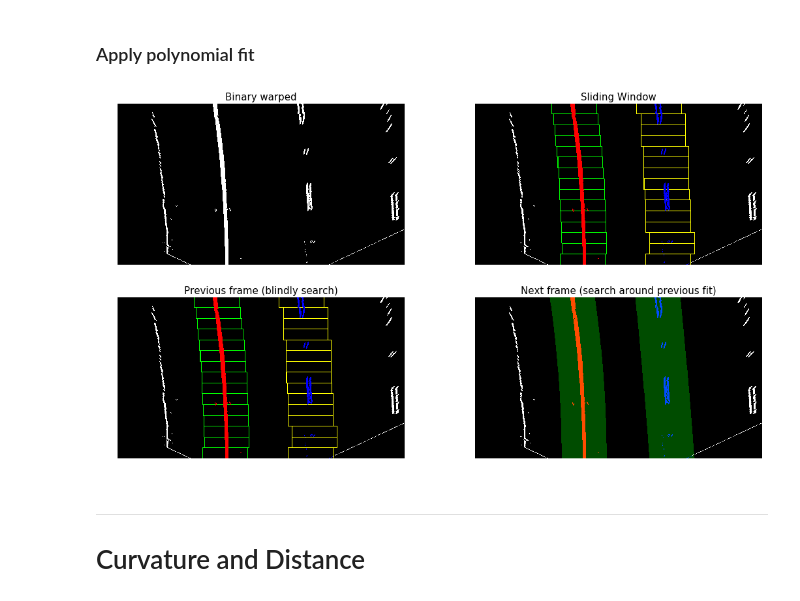
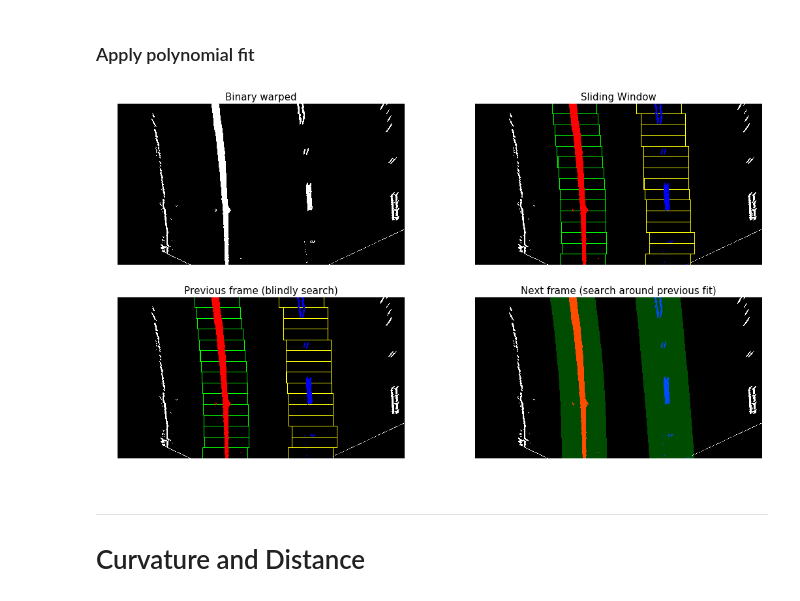
Before and after one commit to ajimenezjulio/P2_Advanced_Lane_Finding, a Jupyter notebook: P2_Advanced_Lane_Finding.ipynb, the cells around one changed output. Saved outputs shown, nothing was run; the diff lists cells and outputs as text; code cells hidden in the pictures.

```diff
--- a/P2_Advanced_Lane_Finding.ipynb
+++ b/P2_Advanced_Lane_Finding.ipynb
@@ -341,7 +350,7 @@ def sobel_absolute(img, sobel_kernel, threshold):
     abs_sobely = np.uint8(255 * abs_sobely / np.max(abs_sobely))
     # Placeholders
     sxbinary = np.zeros_like(abs_sobelx)
-    sybinary = np.zeros_like(abs_sobelx)
+    sybinary = np.zeros_like(abs_sobely)
     # Binary images
     threshold_min, threshold_max = threshold
     sxbinary[(abs_sobelx >= threshold_min) & (abs_sobelx <= threshold_max)] = 1
@@ -415,14 +424,14 @@ def color_space_transform(img):
         - lab: Image in the LAB colorspace
     """
     # Colorspace transforms
-    rgb = cv2.cvtColor(img, cv2.COLOR_BGR2RGB)
-    hls = cv2.cvtColor(img, cv2.COLOR_BGR2HLS)
-    lab = cv2.cvtColor(img, cv2.COLOR_BGR2LAB)
+    rgb = img
+    hls = cv2.cvtColor(img, cv2.COLOR_RGB2HLS)
+    lab = cv2.cvtColor(img, cv2.COLOR_RGB2LAB)
 
     return rgb, hls, lab
 
 
-def threshold_combined(img, sobel_kernel, sobel_threshold, color_threshold):
+def threshold_combined(img, sobel_kernel, sobel_threshold, hls_threshold, lab_threshold):
     """
     Returns a binary image, made from combining
     sobel and color thresholds.
@@ -431,7 +440,8 @@ def threshold_combined(img, sobel_kernel, sobel_threshold, color_threshold):
         - img: Original image
         - sobel_kernel: Size of the sobel kernel
         - sobel_threshold: Threshold range for sobel operator
-        - color_threshold: Threshold for colorspaces
+        - hls_threshold: Threshold for the hls colorspace
+        - lab_threshold: Threshold for the lab colorspace
 
     Output:
         - binary_combined: Binary image made from sobel and
@@ -446,10 +456,11 @@ def threshold_combined(img, sobel_kernel, sobel_threshold, color_threshold):
     hls = hls[:,:,2]
     lab = lab[:,:,2]
     # Binarize channels
-    threshold_min, threshold_max = color_threshold
     binary_hls = np.zeros_like(absx)
     binary_lab = np.zeros_like(absx)
+    threshold_min, threshold_max = hls_threshold
     binary_hls[(hls >= threshold_min) & (hls <= threshold_max)] = 1
+    threshold_min, threshold_max = lab_threshold
     binary_lab[(lab >= threshold_min) & (lab <= threshold_max)] = 1
 
     # Combine binaries
@@ -475,8 +486,8 @@ display_multiple_images(images, (2, 2), (15, 8), titles)
 # %% [markdown]
 ### Colorspaces
 # %%
-test_image_path = "./test_images/test2.jpg"
-test_image = cv2.imread(test_image_path)
+test_image_path = "./Test_Data/test_images/test2.jpg"
+test_image = mpimg.imread(test_image_path)
 
 # Color space transform
 images = color_space_transform(test_image)
@@ -488,5 +499,5 @@ for image in images:
     for channel in range(image.ndim):
         img_channels.append(image[:,:,channel])
 
-display_multiple_images(img_channels, (3, 3), (17, 9), titles)
+display_multiple_images(img_channels, (3, 3), (17, 9), titles, cmap = "gray")
 # %% [output]
@@ -496,12 +507,13 @@ display_multiple_images(img_channels, (3, 3), (17, 9), titles)
 # %%
 # Apply combined thresholds to test and warped image
 sobel_threshold = (40, 255)
-color_threshold = (180, 255)
-binary_img = threshold_combined(img, 5, sobel_threshold, color_threshold)
-binary_warped = threshold_combined(warped, 5, sobel_threshold, color_threshold)
+hls_threshold = (70, 255)
+lab_threshold = (140, 255)
+binary_img = threshold_combined(img, 5, sobel_threshold, hls_threshold, lab_threshold)
+binary_warped = threshold_combined(warped, 5, sobel_threshold, hls_threshold, lab_threshold)
 
 # Plot
 images = [img, binary_img * 255, warped, binary_warped * 255]
 titles = ["Original", "Threshold"] * 2
-display_multiple_images(images, (2, 2), (15, 8), titles)
+display_multiple_images(images, (2, 2), (15, 8), titles, cmap = "gray")
 # %% [output]
@@ -782,21 +813,27 @@ def search_around_poly(img, left_fit, right_fit, margin = 100):
 # %%
 # Parameters
 n_windows = 15
 window_width = 100
 min_pixels = 40
 margin_polynomial_search = 100
 
 # Fit polynomials
-out_img, left_fit, right_fit = fit_polynomial(binary_warped, n_windows, window_width, min_pixels)
-next_frame, left_fit, right_fit = search_around_poly(binary_warped, left_fit, right_fit, margin_polynomial_search)
+out_img, left_fit, right_fit, *_ = fit_polynomial(binary_warped,
+                                                  n_windows,
+                                                  window_width,
+                                                  min_pixels)
+# Search around polynomial
+next_frame, left_fit, right_fit, *_ = search_around_poly(binary_warped,
+                                                         left_fit, right_fit,
+                                                         margin_polynomial_search)
 
 # Plot
 titles = ["Binary warped", "Sliding Window", "Previous frame (blindly search)",
           "Next frame (search around previous fit)"]
 display_multiple_images([binary_warped * 255, out_img, out_img, next_frame],
-                        (2, 2), (18, 10), titles)
+                        (2, 2), (18, 10), titles, cmap = 'gray')
 # %% [output]
-[figure, old version]
+[figure, new version]
 # %% [markdown]
 ---
 # Curvature and Distance
```
Also changed, not shown: parts of 21 cells of this notebook, 43 other files.
